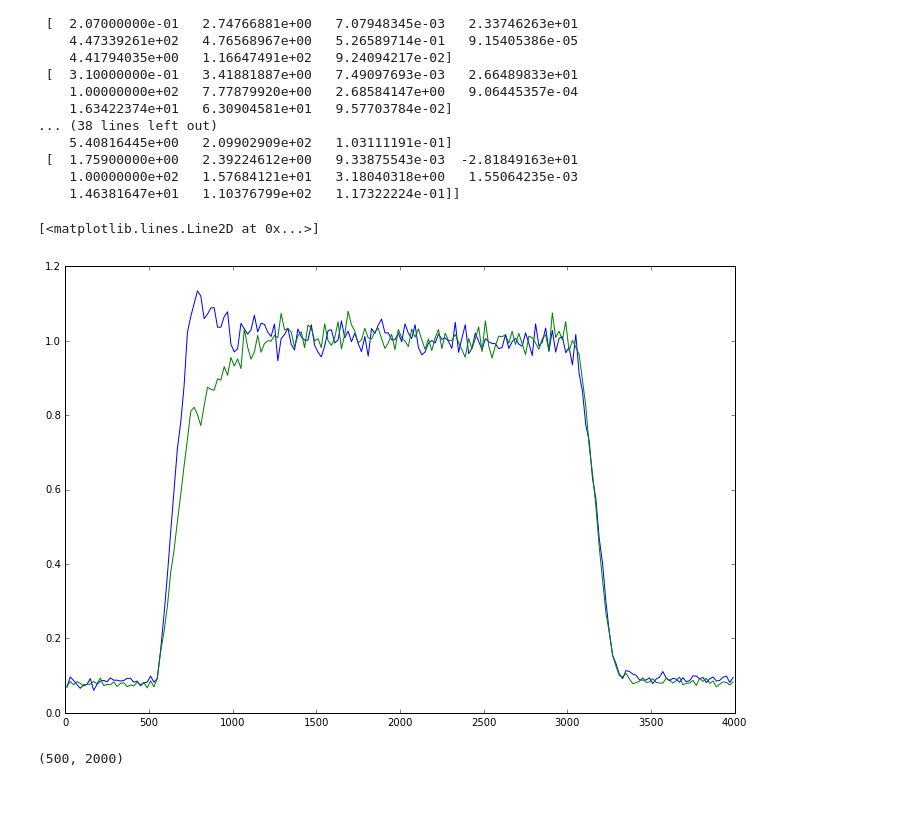
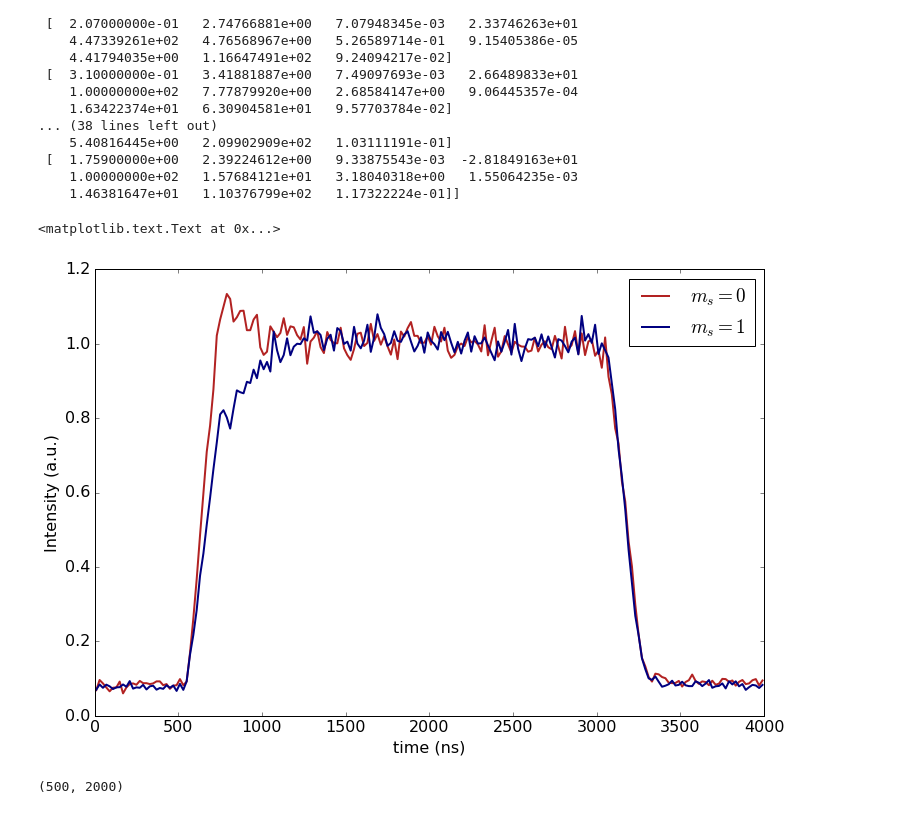
Before and after one commit to nsteins/MNP-analysis, a Jupyter notebook: Dot 1 Rabi Nutation 6-2-16.ipynb, the cells around one changed output. Drawn from its saved outputs; the diff is of its cells as text; code cells hidden in the pictures.

Commit message:
nabond and mnp params

```diff
--- a/Dot 1 Rabi Nutation 6-2-16.ipynb
+++ b/Dot 1 Rabi Nutation 6-2-16.ipynb
@@ -185,18 +185,25 @@ def EPR_NoRef(EPRfiles,pseq):
 
     return pseq,d_sum
 # %%
+from pylab import rcParams
+rcParams['figure.figsize'] = 12, 8
+rcParams.update({'font.size':16})
+
 time = np.arange(10,4000,20)
 t,o = EPR_NoRef(r'C:\Users\Ouyang Group\Documents\Data\6-3-16\Dot 1 Pulse delay test 5mW 5',time)
 o = o/np.mean(o[100:130])
-plt.plot(t,o)
+plt.plot(t,o,linewidth=2,color='firebrick',label='$m_s=0$')
 
 time = np.arange(10,4000,20)
 t,op = EPR_NoRef(r'C:\Users\Ouyang Group\Documents\Data\6-3-16\Dot 1 Pulse delay test 5mW 4 pi',time)
 op = op/np.mean(op[100:130])
-plt.plot(t,op)
+plt.plot(t,op,linewidth=2,color='navy',label='$m_s=1$')
+plt.legend()
+plt.xlabel('time (ns)')
+plt.ylabel('Intensity (a.u.)')
 # %% [output]
-[<matplotlib.lines.Line2D at 0x...>]
+<matplotlib.text.Text at 0x...>
-[figure, old version]
+[figure, new version]
 # %%
 plt.plot(t,o-op)
 plt.xlim([500,2000])
```
Also changed, not shown: 7 other files.
